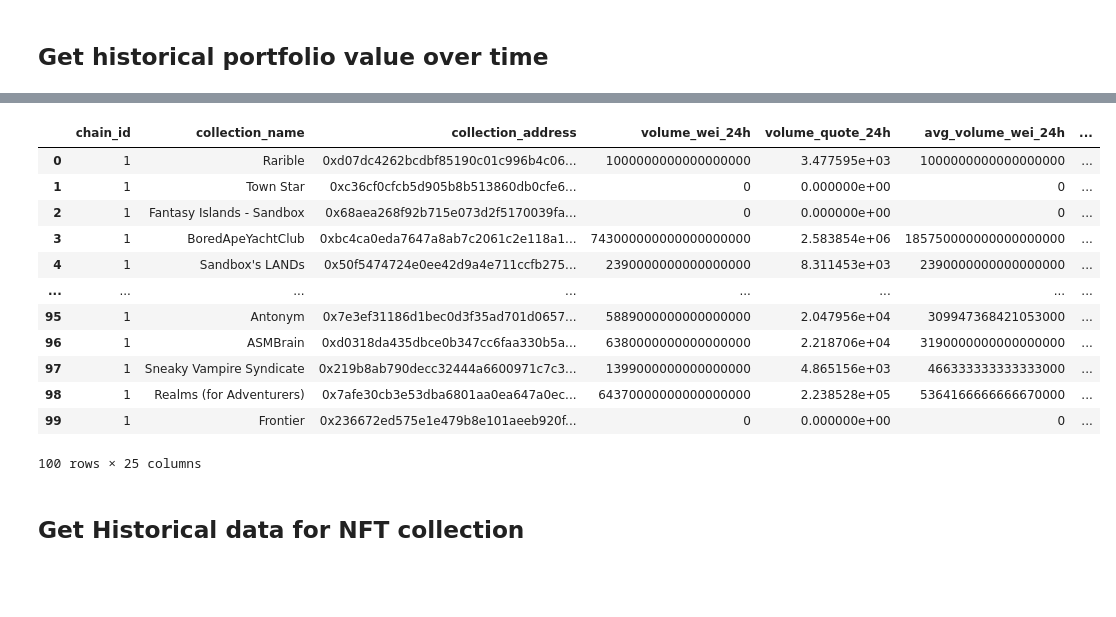
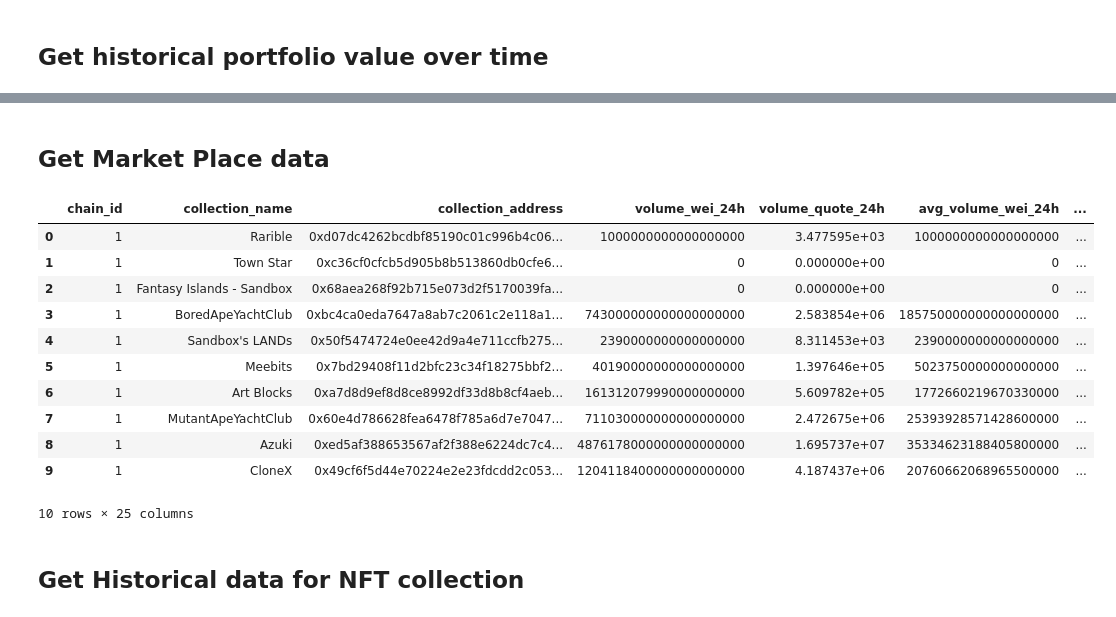
Before and after one commit to mmsaki/nft-trading-analysis, a Jupyter notebook: nft_analysis.ipynb, the cells around one changed output, grey strips where cells are left out. Cells and saved outputs as stored; diff of their text form; code cells hidden in the pictures; blank space fills up the shorter version.

```diff
--- a/nft_analysis.ipynb
+++ b/nft_analysis.ipynb
@@ -82,26 +102,29 @@ portfolio_df.head()
 | 2 | 2022-04-25T00:00:00Z | 2922.0510 | {'balance': '11686125177139729763... | {'balance': '11686125177139729763... | {'balance': '11686125177139729763... | {'balance': '11686125177139729763... |
 | 3 | 2022-04-24T00:00:00Z | 2928.9316 | {'balance': '11686125177139729763... | {'balance': '11686125177139729763... | {'balance': '11686125177139729763... | {'balance': '11686125177139729763... |
 | 4 | 2022-04-23T00:00:00Z | 2958.4500 | {'balance': '11686125177139729763... | {'balance': '11686125177139729763... | {'balance': '11686125177139729763... | {'balance': '11686125177139729763... |
+# %% [markdown]
+## Get Market Place data
 # %%
+# Create global varial for marketplace
 url_global_view = url + chain_id + "/nft_market" + api_key
 global_view = requests.get(url_global_view).json()
 
+# Review data as dataframe
 global_view_df = pd.DataFrame(global_view['data']['items'])
-global_view_df
+global_view_df.head(10)
 # %% [output]
 |  | chain_id | collection_name | collection_address | volume_wei_24h | volume_quote_24h | avg_volume_wei_24h | ... |
 | 0 | 1 | Rarible | 0xd07dc4262bcdbf85190c01c996b4c06... | 1000000000000000000 | 3.477595e+03 | 1000000000000000000 | ... |
 | 1 | 1 | Town Star | 0xc36cf0cfcb5d905b8b513860db0cfe6... | 0 | 0.000000e+00 | 0 | ... |
 | 2 | 1 | Fantasy Islands - Sandbox | 0x68aea268f92b715e073d2f5170039fa... | 0 | 0.000000e+00 | 0 | ... |
 | 3 | 1 | BoredApeYachtClub | 0xbc4ca0eda7647a8ab7c2061c2e118a1... | 743000000000000000000 | 2.583854e+06 | 185750000000000000000 | ... |
 | 4 | 1 | Sandbox's LANDs | 0x50f5474724e0ee42d9a4e711ccfb275... | 2390000000000000000 | 8.311453e+03 | 2390000000000000000 | ... |
-| ... | ... | ... | ... | ... | ... | ... | ... |
-| 95 | 1 | Antonym | 0x7e3ef31186d1bec0d3f35ad701d0657... | 5889000000000000000 | 2.047956e+04 | 309947368421053000 | ... |
-| 96 | 1 | ASMBrain | 0xd0318da435dbce0b347cc6faa330b5a... | 6380000000000000000 | 2.218706e+04 | 3190000000000000000 | ... |
-| 97 | 1 | Sneaky Vampire Syndicate | 0x219b8ab790decc32444a6600971c7c3... | 1399000000000000000 | 4.865156e+03 | 466333333333333000 | ... |
-| 98 | 1 | Realms (for Adventurers) | 0x7afe30cb3e53dba6801aa0ea647a0ec... | 64370000000000000000 | 2.238528e+05 | 5364166666666670000 | ... |
-| 99 | 1 | Frontier | 0x236672ed575e1e479b8e101aeeb920f... | 0 | 0.000000e+00 | 0 | ... |
+| 5 | 1 | Meebits | 0x7bd29408f11d2bfc23c34f18275bbf2... | 40190000000000000000 | 1.397646e+05 | 5023750000000000000 | ... |
+| 6 | 1 | Art Blocks | 0xa7d8d9ef8d8ce8992df33d8b8cf4aeb... | 161312079990000000000 | 5.609782e+05 | 1772660219670330000 | ... |
+| 7 | 1 | MutantApeYachtClub | 0x60e4d786628fea6478f785a6d7e7047... | 711030000000000000000 | 2.472675e+06 | 25393928571428600000 | ... |
+| 8 | 1 | Azuki | 0xed5af388653567af2f388e6224dc7c4... | 4876178000000000000000 | 1.695737e+07 | 35334623188405800000 | ... |
+| 9 | 1 | CloneX | 0x49cf6f5d44e70224e2e23fdcdd2c053... | 1204118400000000000000 | 4.187437e+06 | 20760662068965500000 | ... |
-100 rows × 25 columns
+10 rows × 25 columns
 # %% [markdown]
 ## Get Historical data for NFT collection
 # %%
```
Also changed, not shown: parts of 8 cells of this notebook.
